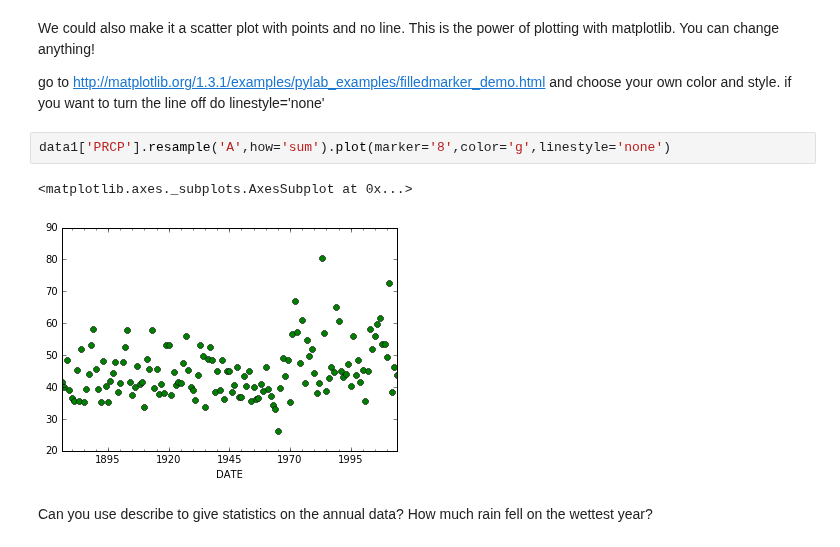
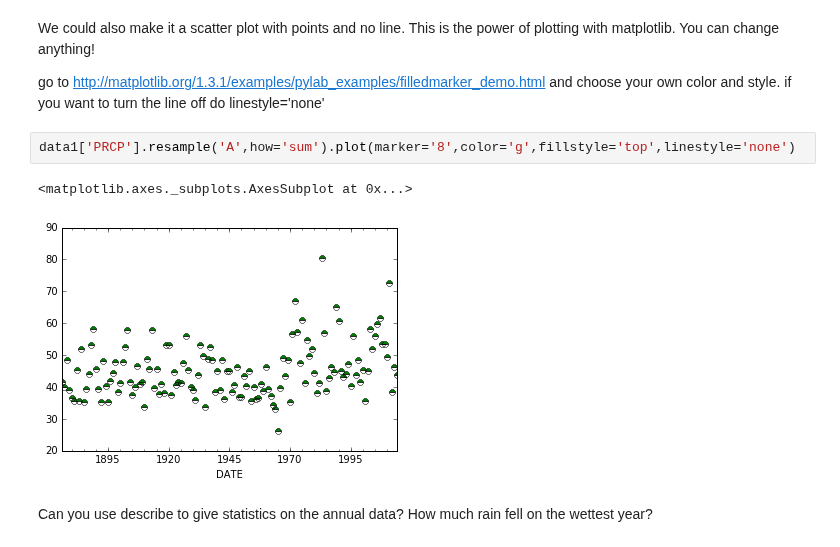
Before and after one commit to bmaillou/BigDataPython, a Jupyter notebook: time-series-first-analysis_v2.ipynb, the cells around one changed output. Cells and saved outputs as stored; diff of their text form.

```diff
--- a/time-series-first-analysis_v2.ipynb
+++ b/time-series-first-analysis_v2.ipynb
@@ -165,10 +169,10 @@ We could also make it a scatter plot with points and no line.  This is the power
 go to http://matplotlib.org/1.3.1/examples/pylab_examples/filledmarker_demo.html
 and choose your own color and style.  if you want to turn the line off do linestyle='none'
 # %%
-data1['PRCP'].resample('A',how='sum').plot(marker='8',color='g',linestyle='none')
+data1['PRCP'].resample('A',how='sum').plot(marker='8',color='g',fillstyle='top',linestyle='none')
 # %% [output]
 <matplotlib.axes._subplots.AxesSubplot at 0x...>
-[figure, old version]
+[figure, new version]
 # %% [markdown]
 Can you use describe to give statistics on the annual data? How much rain fell on the wettest year?
 # %%
```
Also changed, not shown: parts of 8 cells of this notebook, 1 other file.
